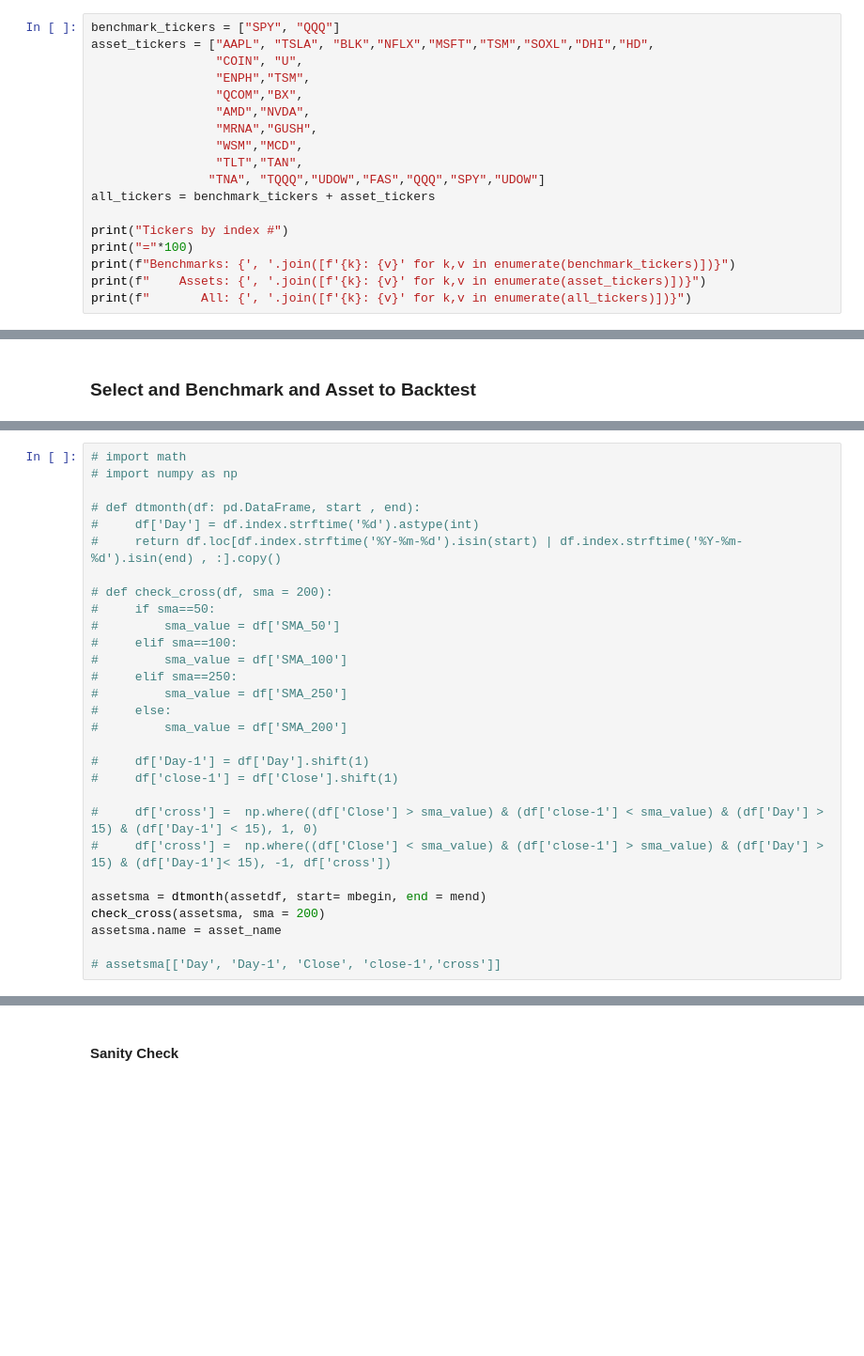
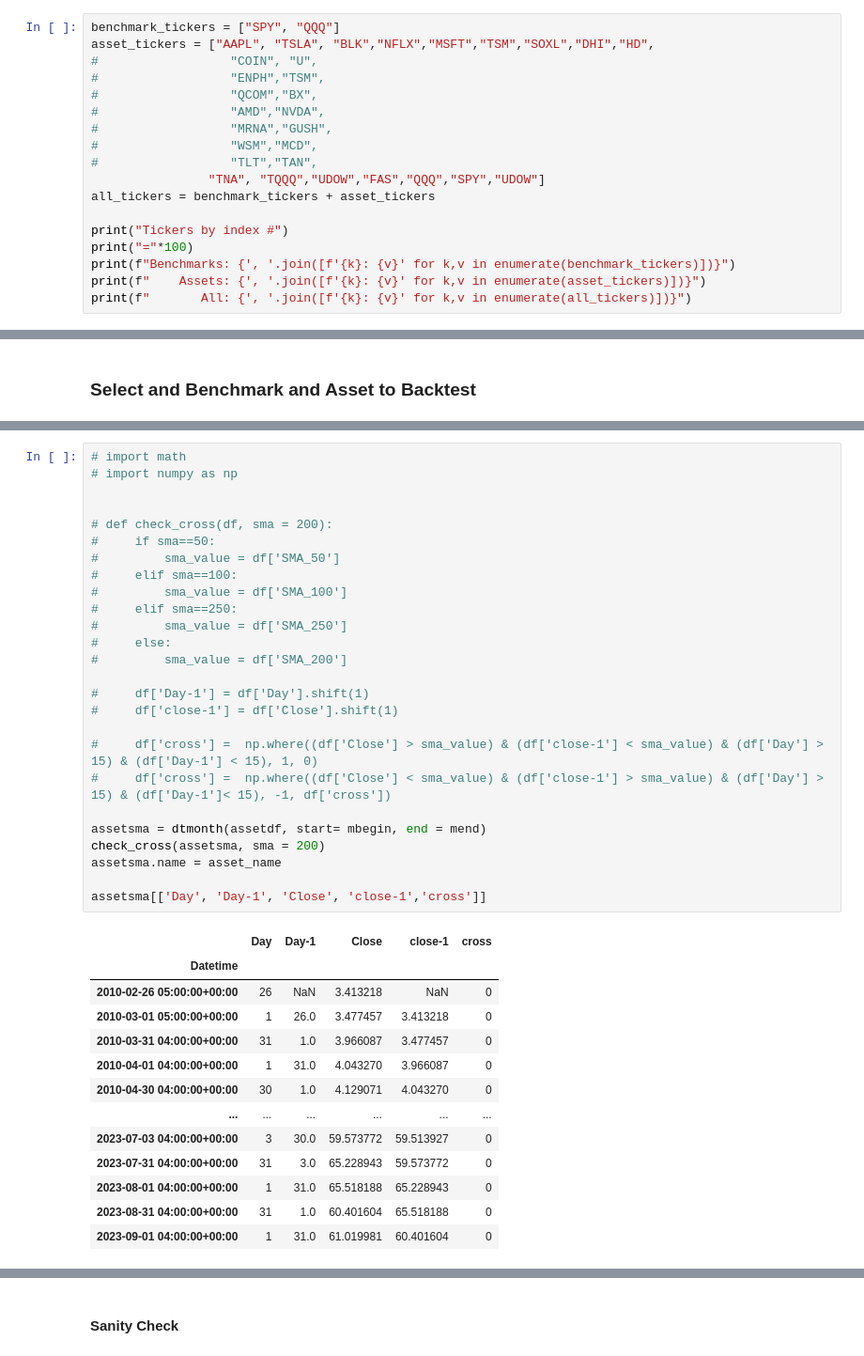
Before and after one commit to pint1022/pandas-ta, a Jupyter notebook: examples/VectorBT_Backtest_with_Pandas_TA.ipynb, the cells around one changed output, grey strips where cells are left out. Shown at 94% size. Drawn from its saved outputs; the diff is of its cells as text; blank space fills up the shorter version.

```diff
--- a/examples/VectorBT_Backtest_with_Pandas_TA.ipynb
+++ b/examples/VectorBT_Backtest_with_Pandas_TA.ipynb
@@ -222,13 +187,13 @@ def trade_table(pf: vbt.portfolio.base.Portfolio, k: int = 1, total_fees: bool =
 # %%
 benchmark_tickers = ["SPY", "QQQ"]
 asset_tickers = ["AAPL", "TSLA", "BLK","NFLX","MSFT","TSM","SOXL","DHI","HD",
-                 "COIN", "U",
-                 "ENPH","TSM",
-                 "QCOM","BX",
-                 "AMD","NVDA",
-                 "MRNA","GUSH",
-                 "WSM","MCD",
-                 "TLT","TAN",
+#                  "COIN", "U",
+#                  "ENPH","TSM",
+#                  "QCOM","BX",
+#                  "AMD","NVDA",
+#                  "MRNA","GUSH",
+#                  "WSM","MCD",
+#                  "TLT","TAN",
                 "TNA", "TQQQ","UDOW","FAS","QQQ","SPY","UDOW"]
 all_tickers = benchmark_tickers + asset_tickers
 
@@ -374,29 +313,40 @@ Index(['2000-01-03', '2000-02-01', '2000-03-01', '2000-04-03', '2000-05-01',
 # %%
 # import math
 # import numpy as np
 
-# def dtmonth(df: pd.DataFrame, start , end):
-#     df['Day'] = df.index.strftime('%d').astype(int)
-#     return df.loc[df.index.strftime('%Y-%m-%d').isin(start) | df.index.strftime('%Y-%m-%d').isin(end) , :].copy()
 
 # def check_cross(df, sma = 200):
 #     if sma==50:
 #         sma_value = df['SMA_50']
 #     elif sma==100:
 #         sma_value = df['SMA_100']
 #     elif sma==250:
 #         sma_value = df['SMA_250']
 #     else:
 #         sma_value = df['SMA_200']
 
 #     df['Day-1'] = df['Day'].shift(1)
 #     df['close-1'] = df['Close'].shift(1)
 
 #     df['cross'] =  np.where((df['Close'] > sma_value) & (df['close-1'] < sma_value) & (df['Day'] > 15) & (df['Day-1'] < 15), 1, 0)
 #     df['cross'] =  np.where((df['Close'] < sma_value) & (df['close-1'] > sma_value) & (df['Day'] > 15) & (df['Day-1']< 15), -1, df['cross'])
 
 assetsma = dtmonth(assetdf, start= mbegin, end = mend)
 check_cross(assetsma, sma = 200)
 assetsma.name = asset_name
 
-# assetsma[['Day', 'Day-1', 'Close', 'close-1','cross']]
+assetsma[['Day', 'Day-1', 'Close', 'close-1','cross']]
+# %% [output]
+|  | Day | Day-1 | Close | close-1 | cross |
+| Datetime |  |  |  |  |  |
+| 2010-02-26 05:00:00+00:00 | 26 | NaN | 3.413218 | NaN | 0 |
+| 2010-03-01 05:00:00+00:00 | 1 | 26.0 | 3.477457 | 3.413218 | 0 |
+| 2010-03-31 04:00:00+00:00 | 31 | 1.0 | 3.966087 | 3.477457 | 0 |
+| 2010-04-01 04:00:00+00:00 | 1 | 31.0 | 4.043270 | 3.966087 | 0 |
+| 2010-04-30 04:00:00+00:00 | 30 | 1.0 | 4.129071 | 4.043270 | 0 |
+| ... | ... | ... | ... | ... | ... |
+| 2023-07-03 04:00:00+00:00 | 3 | 30.0 | 59.573772 | 59.513927 | 0 |
+| 2023-07-31 04:00:00+00:00 | 31 | 3.0 | 65.228943 | 59.573772 | 0 |
+| 2023-08-01 04:00:00+00:00 | 1 | 31.0 | 65.518188 | 65.228943 | 0 |
+| 2023-08-31 04:00:00+00:00 | 31 | 1.0 | 60.401604 | 65.518188 | 0 |
+| 2023-09-01 04:00:00+00:00 | 1 | 31.0 | 61.019981 | 60.401604 | 0 |
```
Also changed, not shown: parts of 23 cells of this notebook, 3 other files.
